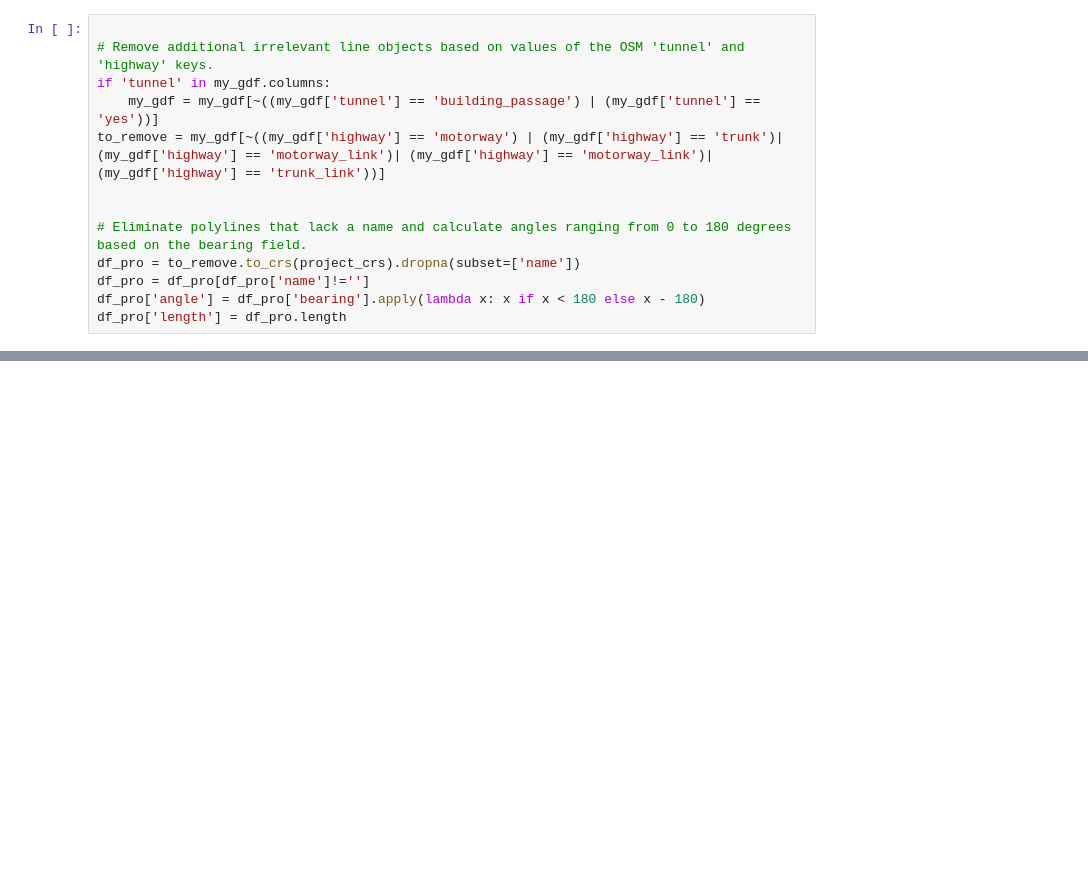
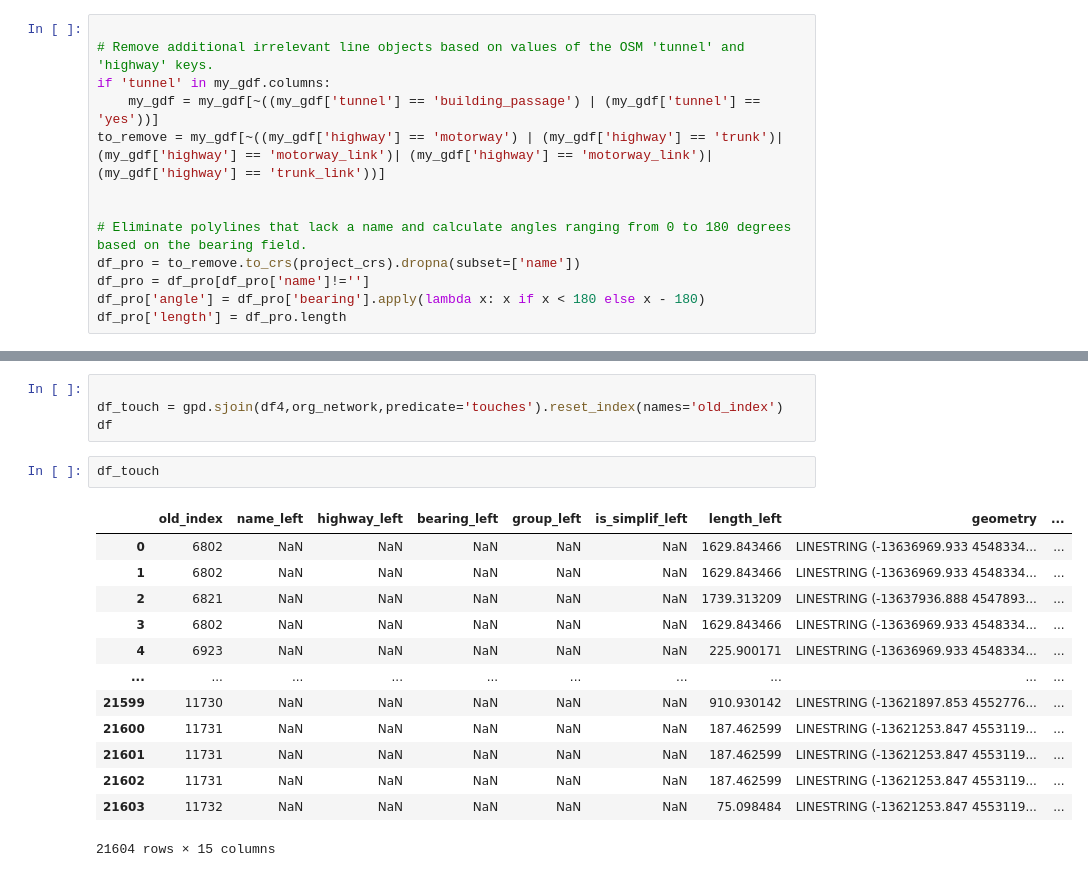
Before and after one commit to achic19/SOD0, a Jupyter notebook: Code/code_for_test.ipynb, the cells around one changed output, grey strips where cells are left out. Saved outputs shown, nothing was run; the diff lists cells and outputs as text; blank space fills up the shorter version.

```diff
--- a/Code/code_for_test.ipynb
+++ b/Code/code_for_test.ipynb
@@ -708,0 +699,20 @@ final2.network.to_file(f'{data_folder}/final.shp')
+# %%
+
+df_touch = gpd.sjoin(df4,org_network,predicate='touches').reset_index(names='old_index')
+df
+# %%
+df_touch
+# %% [output]
+|  | old_index | name_left | highway_left | bearing_left | group_left | is_simplif_left | length_left | geometry | ... |
+| 0 | 6802 | NaN | NaN | NaN | NaN | NaN | 1629.843466 | LINESTRING (-13636969.933 4548334... | ... |
+| 1 | 6802 | NaN | NaN | NaN | NaN | NaN | 1629.843466 | LINESTRING (-13636969.933 4548334... | ... |
+| 2 | 6821 | NaN | NaN | NaN | NaN | NaN | 1739.313209 | LINESTRING (-13637936.888 4547893... | ... |
+| 3 | 6802 | NaN | NaN | NaN | NaN | NaN | 1629.843466 | LINESTRING (-13636969.933 4548334... | ... |
+| 4 | 6923 | NaN | NaN | NaN | NaN | NaN | 225.900171 | LINESTRING (-13636969.933 4548334... | ... |
+| ... | ... | ... | ... | ... | ... | ... | ... | ... | ... |
+| 21599 | 11730 | NaN | NaN | NaN | NaN | NaN | 910.930142 | LINESTRING (-13621897.853 4552776... | ... |
+| 21600 | 11731 | NaN | NaN | NaN | NaN | NaN | 187.462599 | LINESTRING (-13621253.847 4553119... | ... |
+| 21601 | 11731 | NaN | NaN | NaN | NaN | NaN | 187.462599 | LINESTRING (-13621253.847 4553119... | ... |
+| 21602 | 11731 | NaN | NaN | NaN | NaN | NaN | 187.462599 | LINESTRING (-13621253.847 4553119... | ... |
+| 21603 | 11732 | NaN | NaN | NaN | NaN | NaN | 75.098484 | LINESTRING (-13621253.847 4553119... | ... |
+21604 rows × 15 columns
```
Also changed, not shown: parts of 54 cells of this notebook, 1 other file.
